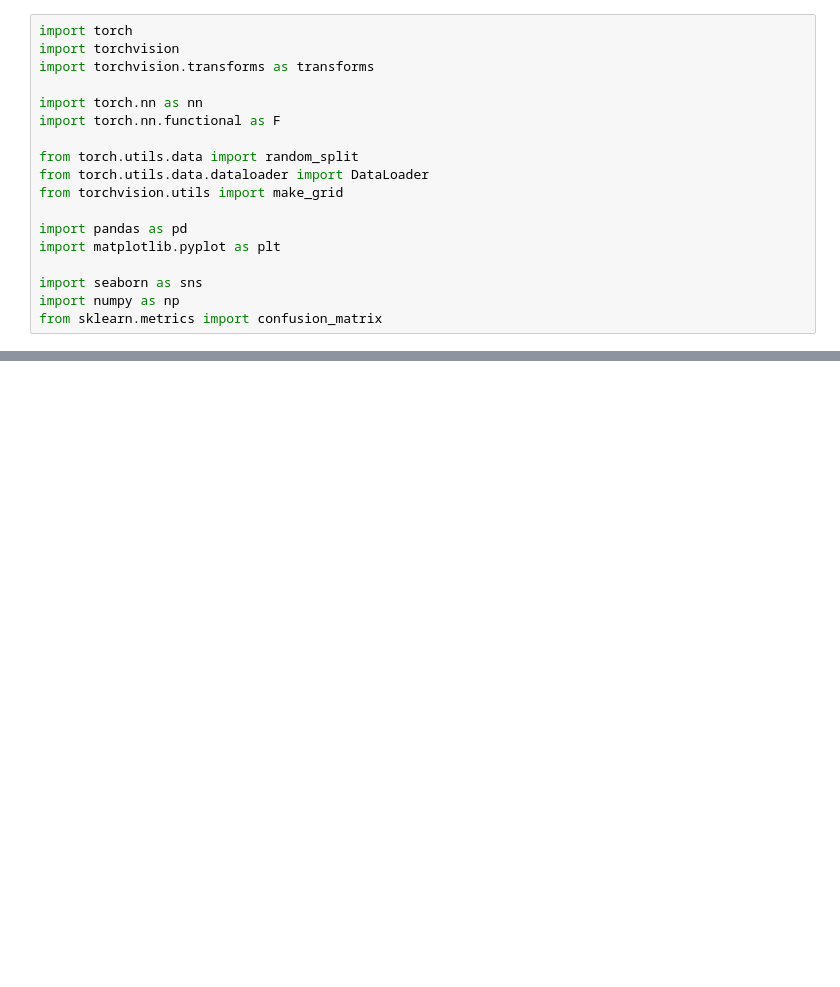
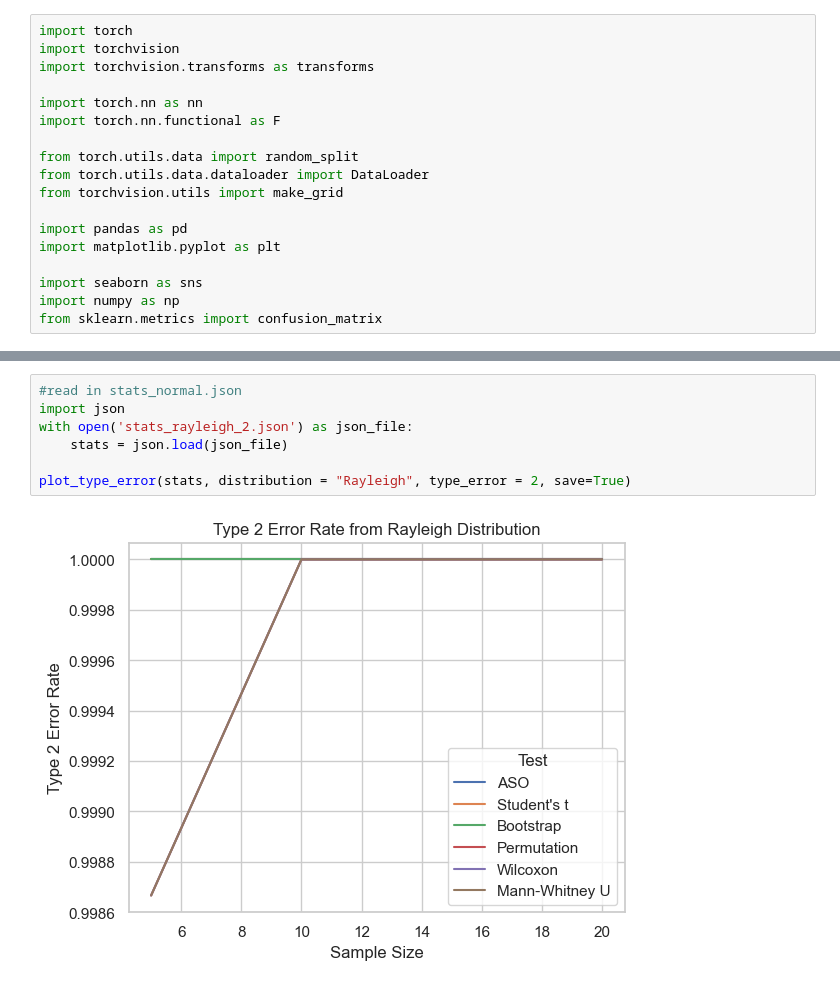
Before and after one commit to sbslaton/230-254-Final-Projects, a Jupyter notebook: 254/code/data_read.ipynb, the cells around one changed output, grey strips where cells are left out. Drawn from its saved outputs; the diff is of its cells as text; blank space fills up the shorter version.

Commit message:
updated figures

```diff
--- a/254/code/data_read.ipynb
+++ b/254/code/data_read.ipynb
@@ -25,0 +66,9 @@ RuntimeError: Dataset not found or corrupted. You can use download=True to downl
+# %%
+#read in stats_normal.json
+import json
+with open('stats_rayleigh_2.json') as json_file:
+    stats = json.load(json_file)
+
+plot_type_error(stats, distribution = "Rayleigh", type_error = 2, save=True)
+# %% [output]
+[figure, added]
```
Also changed, not shown: parts of 2 cells of this notebook, 8 other files.
